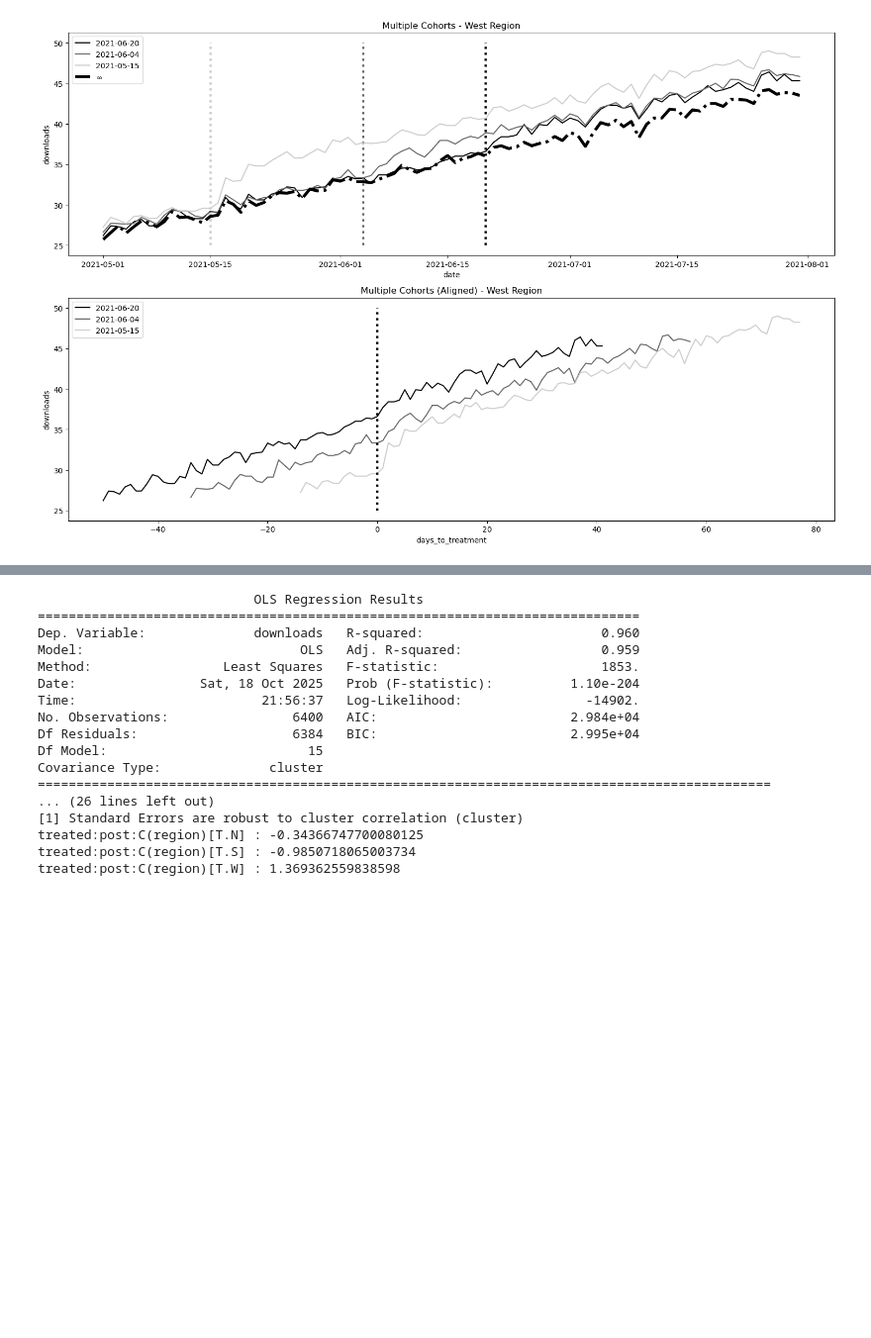
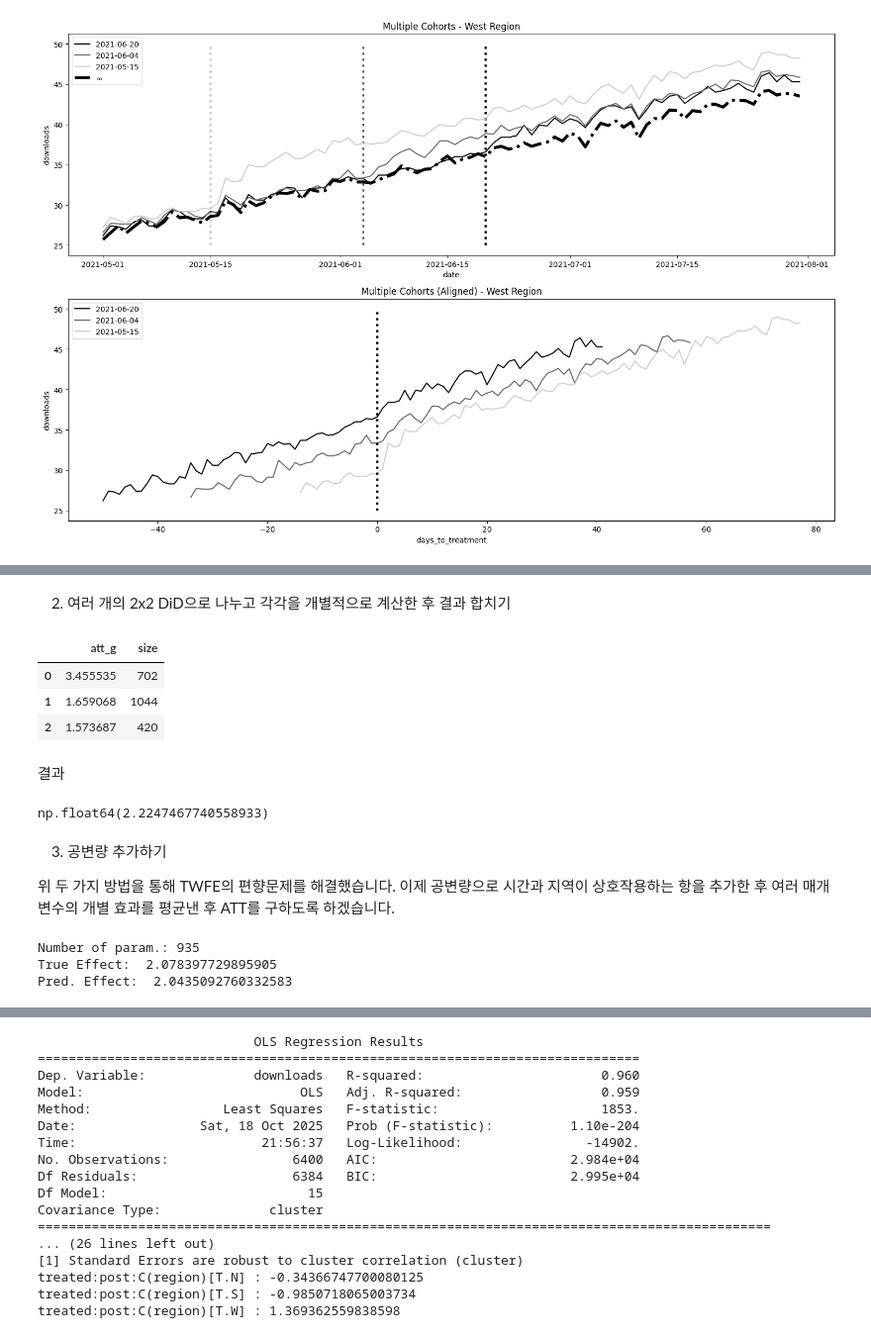
Before and after one commit to jhkimon/awesome-causal-inference-python, a Jupyter notebook: book/ate/did.ipynb, the cells around one changed output, grey strips where cells are left out. Shown at 99% size. Cells and saved outputs as stored; diff of their text form; code cells hidden in the pictures; blank space fills up the shorter version.

```diff
--- a/book/ate/did.ipynb
+++ b/book/ate/did.ipynb
@@ -921,0 +940,49 @@ Pred. Effect:  2.2597661446850026
+# %% [markdown]
+2. 여러 개의 2x2 DiD으로 나누고 각각을 개별적으로 계산한 후 결과 합치기
+# %%
+cohorts = sorted(mkt_data_cohorts_w["cohort"].unique())
+
+treated_G = cohorts[:-1]
+nvr_treated = cohorts[-1]
+
+def did_g_vs_nvr_treated(df: pd.DataFrame,
+                         cohort: str,
+                         nvr_treated: str,
+                         cohort_col: str = "cohort",
+                         date_col: str = "date",
+                         y_col: str = "downloads"):
+    did_g = (
+        df
+        .loc[lambda d:(d[cohort_col] == cohort)|
+                      (d[cohort_col] == nvr_treated)]
+        .assign(treated = lambda d: (d[cohort_col] == cohort)*1)
+        .assign(post = lambda d:(pd.to_datetime(d[date_col])>=cohort)*1)
+    )
+
+    att_g = smf.ols(f"{y_col} ~ treated*post",
+                    data=did_g).fit().params["treated:post"]
+    size = len(did_g.query("treated==1 & post==1"))
+    return {"att_g": att_g, "size": size}
+
+
+atts = pd.DataFrame(
+    [did_g_vs_nvr_treated(mkt_data_cohorts_w, cohort, nvr_treated)
+     for cohort in treated_G]
+)
+
+atts
+# %% [output]
+|  | att_g | size |
+| 0 | 3.455535 | 702 |
+| 1 | 1.659068 | 1044 |
+| 2 | 1.573687 | 420 |
+# %% [markdown]
+결과
+# %%
+(atts["att_g"]*atts["size"]).sum()/atts["size"].sum()
+# %% [output]
+np.float64(2.2247467740558933)
+# %% [markdown]
+3. 공변량 추가하기
+
+위 두 가지 방법을 통해 TWFE의 편향문제를 해결했습니다. 이제 공변량으로 시간과 지역이 상호작용하는 항을 추가한 후 여러 매개변수의 개별 효과를 평균낸 후 ATT를 구하도록 하겠습니다.
@@ -922,3 +995,18 @@ Pred. Effect:  2.2597661446850026
+# %%
+df_pred = (
+    mkt_data_cohorts
+    .query("post==1 & treated==1")
+    .assign(y_hat_0=lambda d: twfe_model.predict(d.assign(treated=0)))
+    .assign(effect_hat=lambda d: d["downloads"] - d["y_hat_0"])
+)
+
+print("Number of param.:", len(twfe_model.params))
+print("True Effect: ",  df_pred["tau"].mean())
+print("Pred. Effect: ", df_pred["effect_hat"].mean())
+# %% [output]
+Number of param.: 935
+True Effect:  2.078397729895905
+Pred. Effect:  2.0435092760332583
 # %% [markdown]
 #### 3.7 DDD(Triple Difference,Difference-in-Difference-in-Differences)
 예) $Y_{itd} = \alpha + \delta_1 \text{Treated}_i +	\delta_2 \text{Post}_t +	\delta_3 \text{Region}_d+\delta_4 (\text{Treated}_i \times \text{Post}_t)+\delta_5 (\text{Treated}_i \times \text{Region}_d)
```
Also changed, not shown: parts of 23 cells of this notebook.
